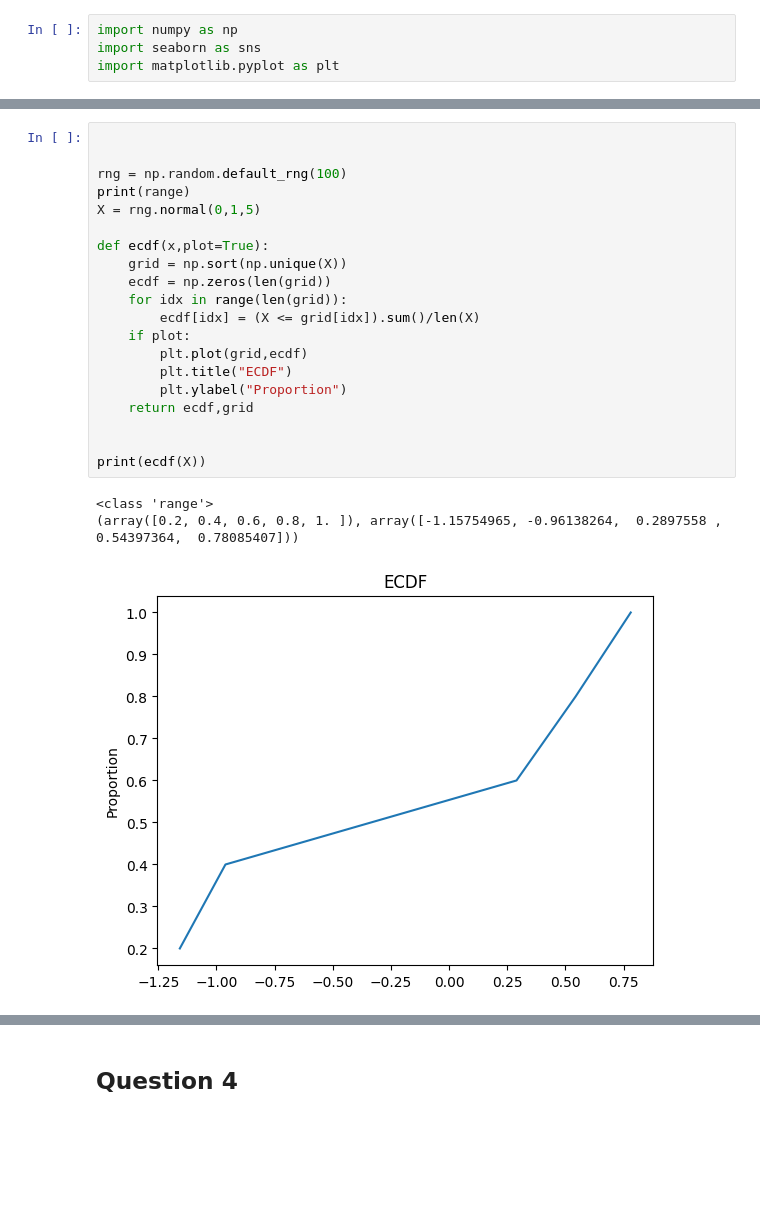
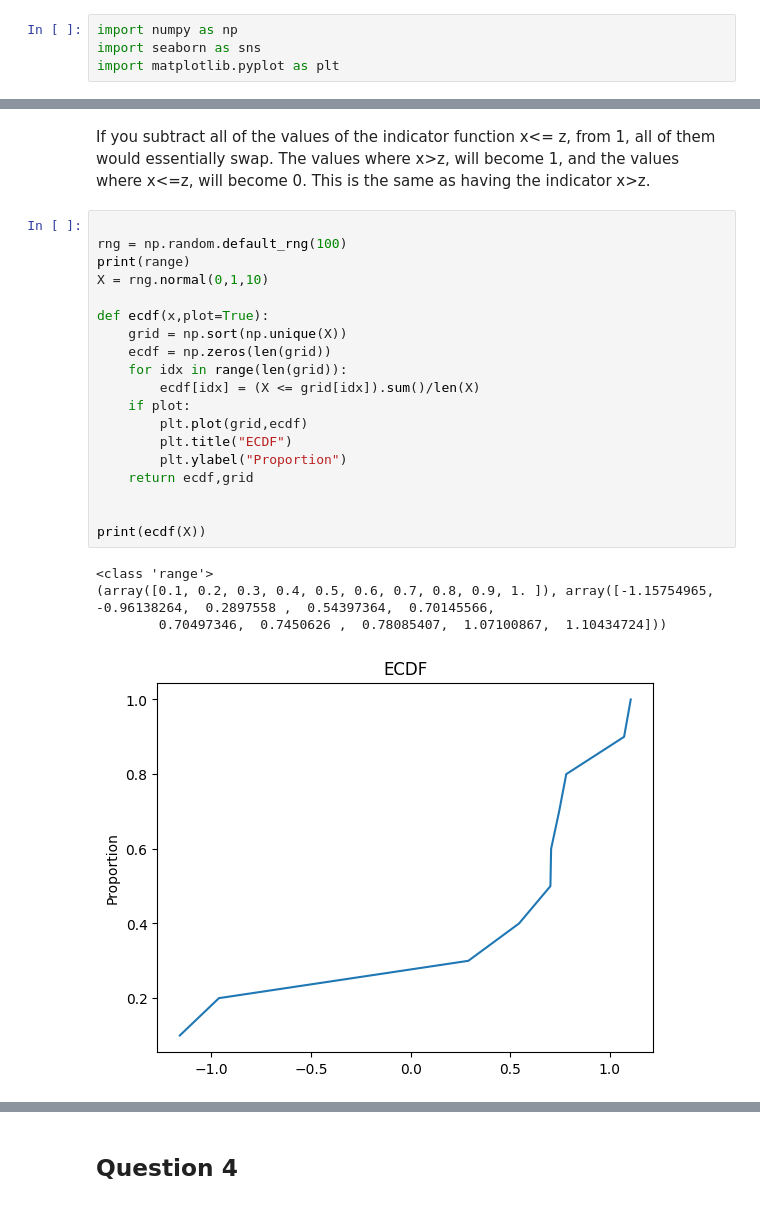
Before and after one commit to gegeorge25/DS5030_public_repo_grace_george, a Jupyter notebook: assignment_2-1.ipynb, the cells around one changed output, grey strips where cells are left out. Saved outputs shown, nothing was run; the diff lists cells and outputs as text; blank space fills up the shorter version.

```diff
--- a/assignment_2-1.ipynb
+++ b/assignment_2-1.ipynb
@@ -149,27 +169,29 @@ import matplotlib.pyplot as plt
+# %% [markdown]
+If you subtract all of the values of the indicator function x<= z, from 1, all of them would essentially swap. The values where x>z, will become 1, and the values where x<=z, will become 0. This is the same as having the indicator x>z.
 # %%
-
 
 rng = np.random.default_rng(100)
 print(range)
-X = rng.normal(0,1,5)
+X = rng.normal(0,1,10)
 
 def ecdf(x,plot=True):
     grid = np.sort(np.unique(X))
     ecdf = np.zeros(len(grid))
     for idx in range(len(grid)):
         ecdf[idx] = (X <= grid[idx]).sum()/len(X)
     if plot:
         plt.plot(grid,ecdf)
         plt.title("ECDF")
         plt.ylabel("Proportion")
     return ecdf,grid
 
 
 print(ecdf(X))
 # %% [output]
 <class 'range'>
-(array([0.2, 0.4, 0.6, 0.8, 1. ]), array([-1.15754965, -0.96138264,  0.2897558 ,  0.54397364,  0.78085407]))
+(array([0.1, 0.2, 0.3, 0.4, 0.5, 0.6, 0.7, 0.8, 0.9, 1. ]), array([-1.15754965, -0.96138264,  0.2897558 ,  0.54397364,  0.70145566,
+        0.70497346,  0.7450626 ,  0.78085407,  1.07100867,  1.10434724]))
-[figure, old version]
+[figure, new version]
 # %%
 import numpy as np
 import seaborn as sns
```
Also changed, not shown: parts of 6 cells of this notebook, 2 other files.
